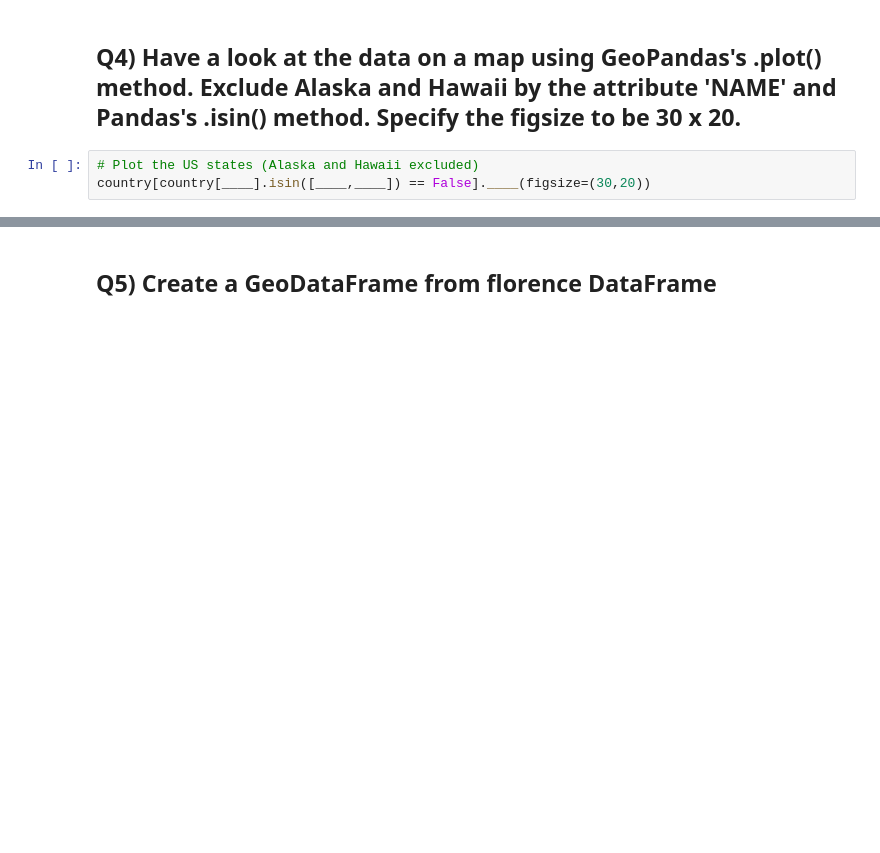
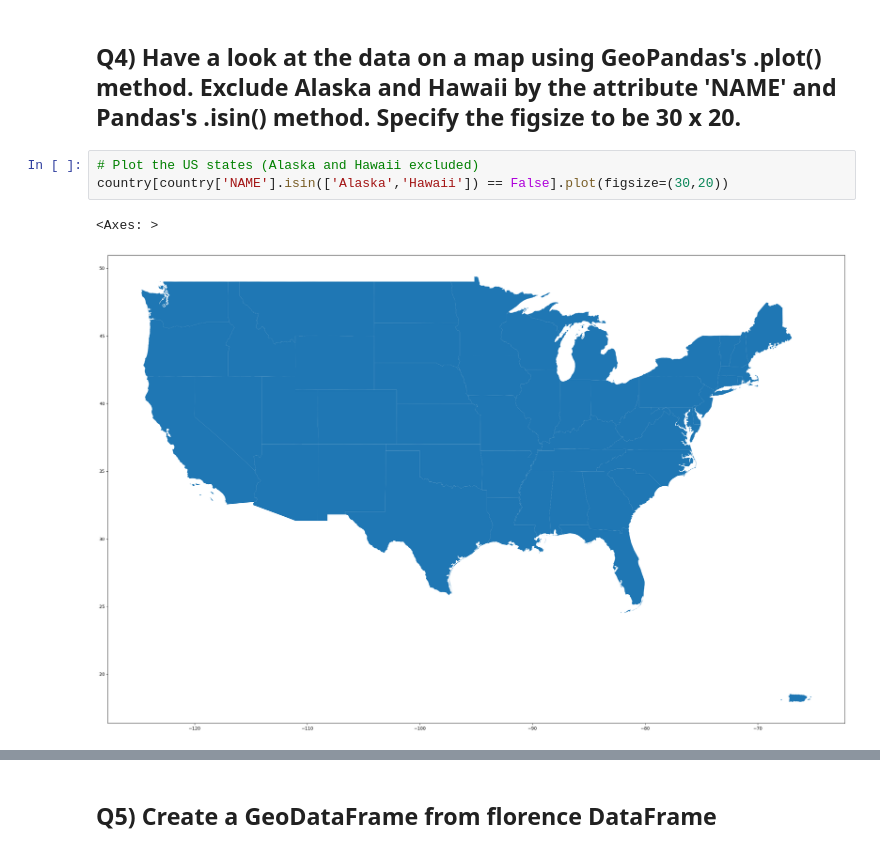
Before and after one commit to koleens/2023_Intro_Python, a Jupyter notebook: W3_S2.ipynb, the cells around one changed output, grey strips where cells are left out. Drawn from its saved outputs; the diff is of its cells as text; blank space fills up the shorter version.

```diff
--- a/W3_S2.ipynb
+++ b/W3_S2.ipynb
@@ -143,7 +147,10 @@ NameError: ignored
 ## Q4) Have a look at the data on a map using GeoPandas's .plot() method. Exclude Alaska and Hawaii by the attribute 'NAME' and Pandas's .isin() method. Specify the figsize to be 30 x 20.
 # %%
 # Plot the US states (Alaska and Hawaii excluded)
-country[country[____].isin([____,____]) == False].____(figsize=(30,20))
+country[country['NAME'].isin(['Alaska','Hawaii']) == False].plot(figsize=(30,20))
+# %% [output]
+<Axes: >
+[figure, added]
 # %%
 # Read in the hurricane florence data, change the longitude, and have a look at the hurricane florence dataframe
 path = r"/content/data/hurricane-data/florence.csv"
```
Also changed, not shown: parts of 8 cells of this notebook.
